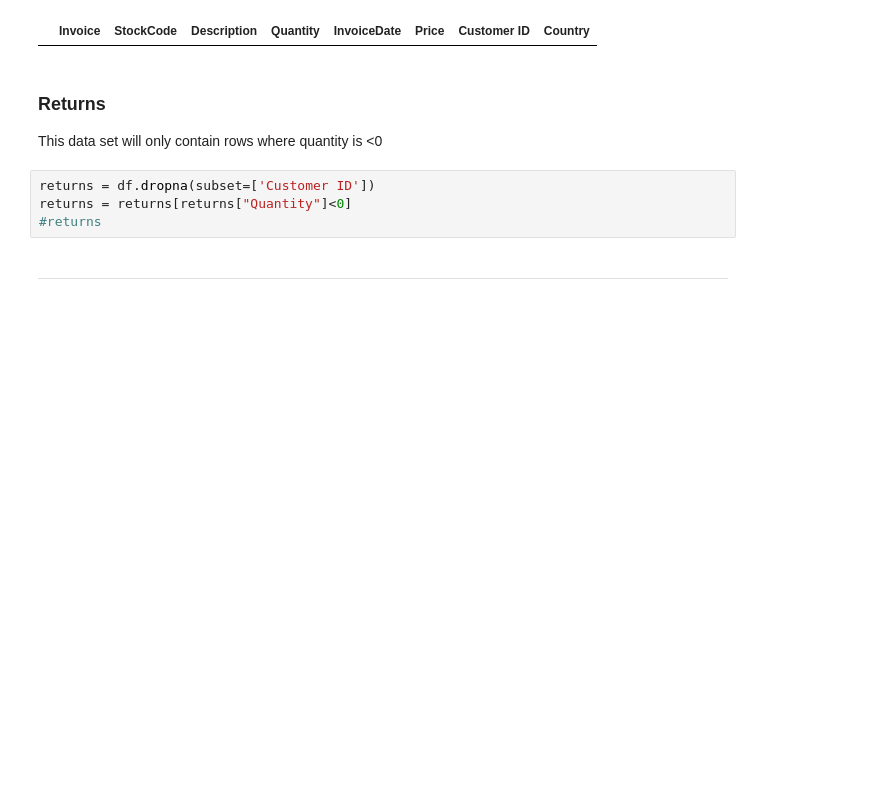
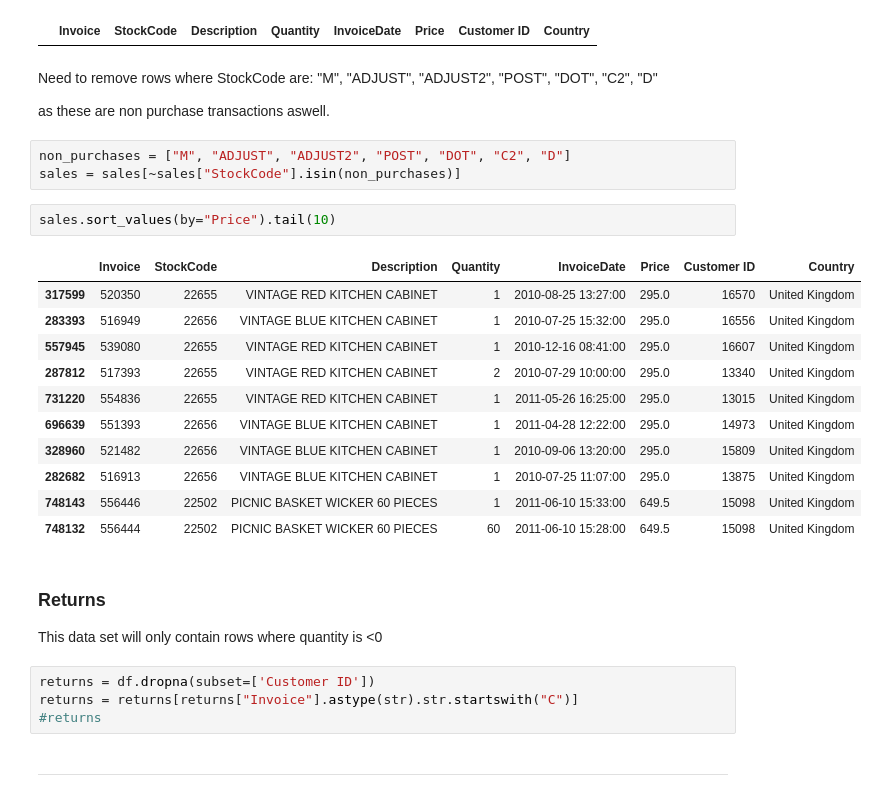
Before and after one commit to PearlisSad/Capstone-E-Commerce-Analysis, a Jupyter notebook: jupyter_notebooks/data-cleaning.ipynb, the cells around one changed output. Drawn from its saved outputs; the diff is of its cells as text; blank space fills up the shorter version.

```diff
--- a/jupyter_notebooks/data-cleaning.ipynb
+++ b/jupyter_notebooks/data-cleaning.ipynb
@@ -333,12 +333,34 @@ sales = sales[sales["Quantity"] > 0]
 sales[sales["Quantity"]<0]
 # %% [output]
 |  | Invoice | StockCode | Description | Quantity | InvoiceDate | Price | Customer ID | Country |
+# %% [markdown]
+Need to remove rows where StockCode are:
+"M", "ADJUST", "ADJUST2", "POST", "DOT", "C2", "D"
+
+as these are non purchase transactions aswell.
+# %%
+non_purchases = ["M", "ADJUST", "ADJUST2", "POST", "DOT", "C2", "D"]
+sales = sales[~sales["StockCode"].isin(non_purchases)]
+# %%
+sales.sort_values(by="Price").tail(10)
+# %% [output]
+|  | Invoice | StockCode | Description | Quantity | InvoiceDate | Price | Customer ID | Country |
+| 317599 | 520350 | 22655 | VINTAGE RED KITCHEN CABINET | 1 | 2010-08-25 13:27:00 | 295.0 | 16570 | United Kingdom |
+| 283393 | 516949 | 22656 | VINTAGE BLUE KITCHEN CABINET | 1 | 2010-07-25 15:32:00 | 295.0 | 16556 | United Kingdom |
+| 557945 | 539080 | 22655 | VINTAGE RED KITCHEN CABINET | 1 | 2010-12-16 08:41:00 | 295.0 | 16607 | United Kingdom |
+| 287812 | 517393 | 22655 | VINTAGE RED KITCHEN CABINET | 2 | 2010-07-29 10:00:00 | 295.0 | 13340 | United Kingdom |
+| 731220 | 554836 | 22655 | VINTAGE RED KITCHEN CABINET | 1 | 2011-05-26 16:25:00 | 295.0 | 13015 | United Kingdom |
+| 696639 | 551393 | 22656 | VINTAGE BLUE KITCHEN CABINET | 1 | 2011-04-28 12:22:00 | 295.0 | 14973 | United Kingdom |
+| 328960 | 521482 | 22656 | VINTAGE BLUE KITCHEN CABINET | 1 | 2010-09-06 13:20:00 | 295.0 | 15809 | United Kingdom |
+| 282682 | 516913 | 22656 | VINTAGE BLUE KITCHEN CABINET | 1 | 2010-07-25 11:07:00 | 295.0 | 13875 | United Kingdom |
+| 748143 | 556446 | 22502 | PICNIC BASKET WICKER 60 PIECES | 1 | 2011-06-10 15:33:00 | 649.5 | 15098 | United Kingdom |
+| 748132 | 556444 | 22502 | PICNIC BASKET WICKER 60 PIECES | 60 | 2011-06-10 15:28:00 | 649.5 | 15098 | United Kingdom |
 # %% [markdown]
 ### Returns
 This data set will only contain rows where quantity is <0
 # %%
 returns = df.dropna(subset=['Customer ID'])
-returns = returns[returns["Quantity"]<0]
+returns = returns[returns["Invoice"].astype(str).str.startswith("C")]
 #returns
 # %% [markdown]
 ---
```
Also changed, not shown: parts of 3 cells of this notebook, 1 other file.
